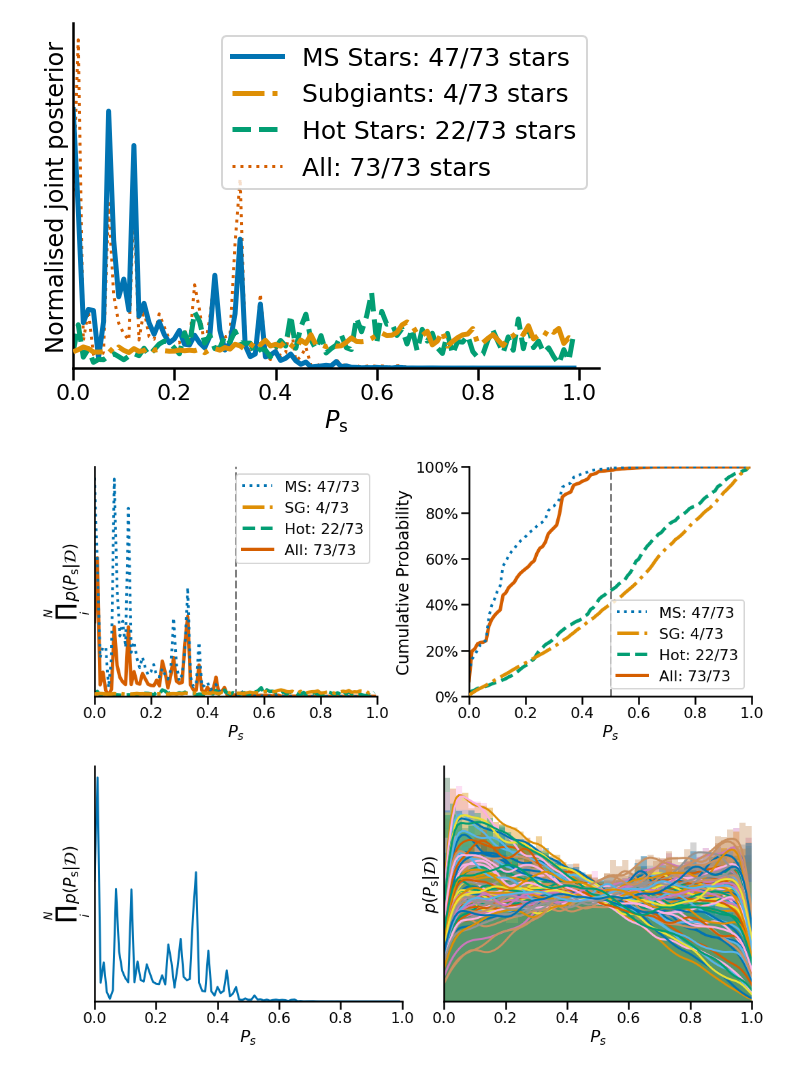
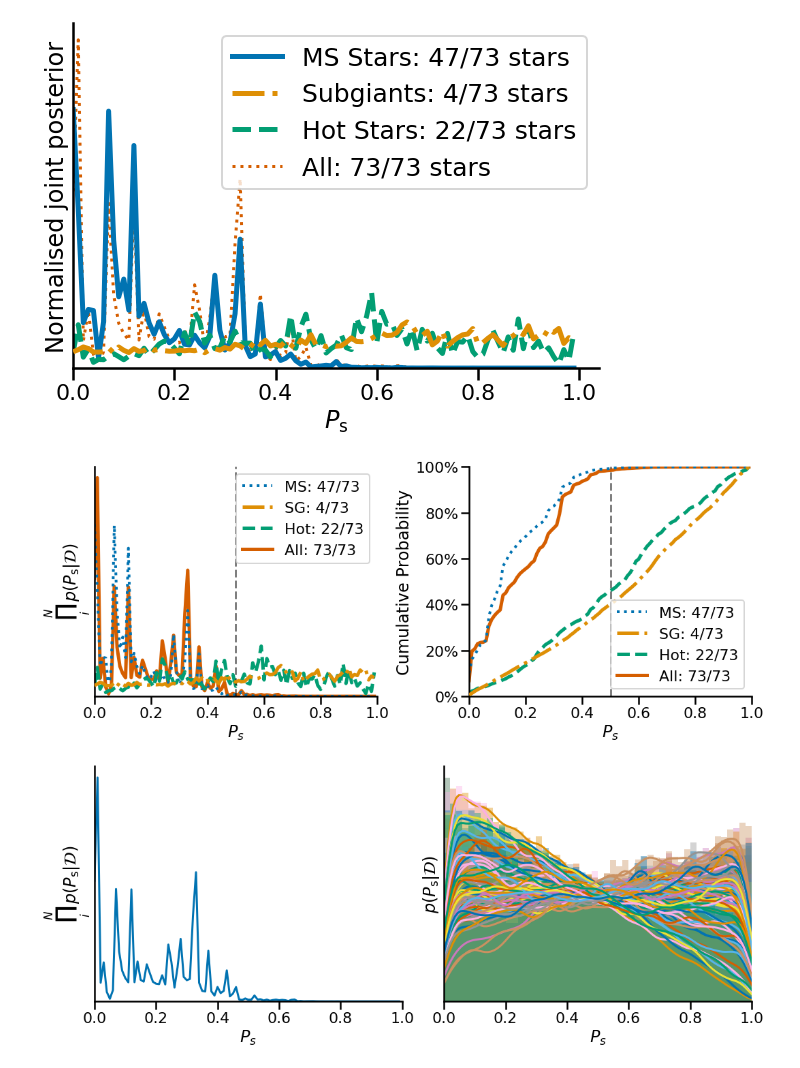
Before and after one commit to ojhall94/malatium, a Jupyter notebook: models/consolidate_feh.ipynb, the cells around one changed output. Drawn from its saved outputs; the diff is of its cells as text; code cells hidden in the pictures.

```diff
--- a/models/consolidate_feh.ipynb
+++ b/models/consolidate_feh.ipynb
@@ -207,19 +205,19 @@ f_post_pa = np.array(post_pa)[fsel]
 fig, ax = plt.subplots(1, 2, figsize=(15,6))
 
 y = np.prod(hists_sel_cov[ms], axis=0)
-ax[0].plot(bins[:-1], y, lw=4, ls=':', zorder=1,
+ax[0].plot(bins[:-1], y/np.sum(y), lw=4, ls=':', zorder=1,
         label=fr'MS: {len(hists_sel_cov[ms])}/{len(c2[sel])}')
 
 y = np.prod(hists_sel_cov[sg], axis=0)
-ax[0].plot(bins[:-1], y, ls='-.', zorder=3, lw=5,
+ax[0].plot(bins[:-1], y/np.sum(y), ls='-.', zorder=3, lw=5,
         label=fr'SG: {len(hists_sel_cov[sg])}/{len(c2[sel])}')
 
 y =  np.prod(hists_sel_cov[h], axis=0)
-ax[0].plot(bins[:-1], y, ls='--', zorder=2, lw=5,
+ax[0].plot(bins[:-1], y/np.sum(y), ls='--', zorder=2, lw=5,
         label=fr'Hot: {len(hists_sel_cov[h])}/{len(c2[sel])}')
 
 y = np.prod(hists_sel_cov, axis=0)
-ax[0].plot(bins[:-1], y, lw=5, zorder=0,
+ax[0].plot(bins[:-1], y/np.sum(y), lw=5, zorder=0,
         label=fr'All: {len(hists_sel_cov)}/{len(c2[sel])}')
 
 
@@ -239,34 +237,34 @@ ax[1].plot(bins[:-1], rcc/rcc[-1]*100, lw=4, ls=':', zorder=1,
 y = np.prod(hists_sel_cov[sg], axis=0)
 rcc = np.cumsum(y)
 ax[1].plot(bins[:-1],rcc/rcc[-1]*100, ls='-.', zorder=3, lw=5,
         label=fr'SG: {len(hists_sel_cov[sg])}/{len(c2[sel])}')
 
 y =  np.prod(hists_sel_cov[h], axis=0)
 rcc = np.cumsum(y)
 
 ax[1].plot(bins[:-1],rcc/rcc[-1]*100, ls='--', zorder=2, lw=5,
         label=fr'Hot: {len(hists_sel_cov[h])}/{len(c2[sel])}')
 
 y = np.prod(hists_sel_cov, axis=0)
 rcc = np.cumsum(y)
 
 ax[1].plot(bins[:-1], rcc/rcc[-1]*100, lw=5, zorder=0,
         label=fr'All: {len(hists_sel_cov)}/{len(c2[sel])}')
 ax[1].set_ylabel(r'Cumulative Probability')
 ax[1].set_xlabel(r'$P_s$')
 ax[1].axvline(0.5, c='k', alpha=.5, ls='--')
 ax[1].legend(loc='lower right')
 ax[1].set_ylim(0, 100)
 ax[1].set_xlim(0, 1)
 ax[1].set_yticklabels([f'{n}%' for n in np.arange(0, 120, 20)])
 
 sns.despine()
 
 fig.tight_layout()
 plt.savefig('/Users/Oliver/Dropbox/Apps/Overleaf/Malatium/Images/modelresults.pdf', bbox_inches='tight',rasterized=True)
 plt.show()
 # %% [output]
-[figure, old version]
+[figure, new version]
 # %%
 fig, ax = plt.subplots(1, 2, figsize=(15,6))
 ax[0].plot(bins[:-1], np.prod(hists_sel_cov, axis=0))
```
Also changed, not shown: parts of 2 cells of this notebook, 3 other files.
